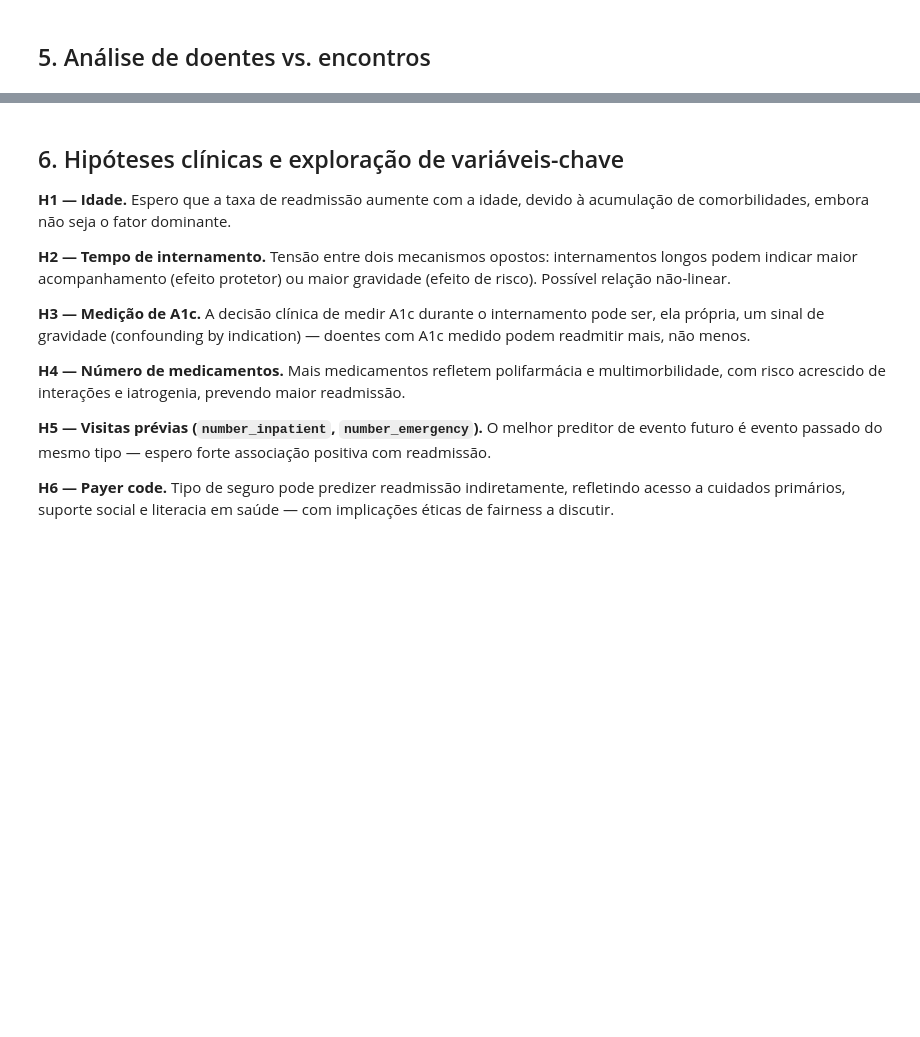
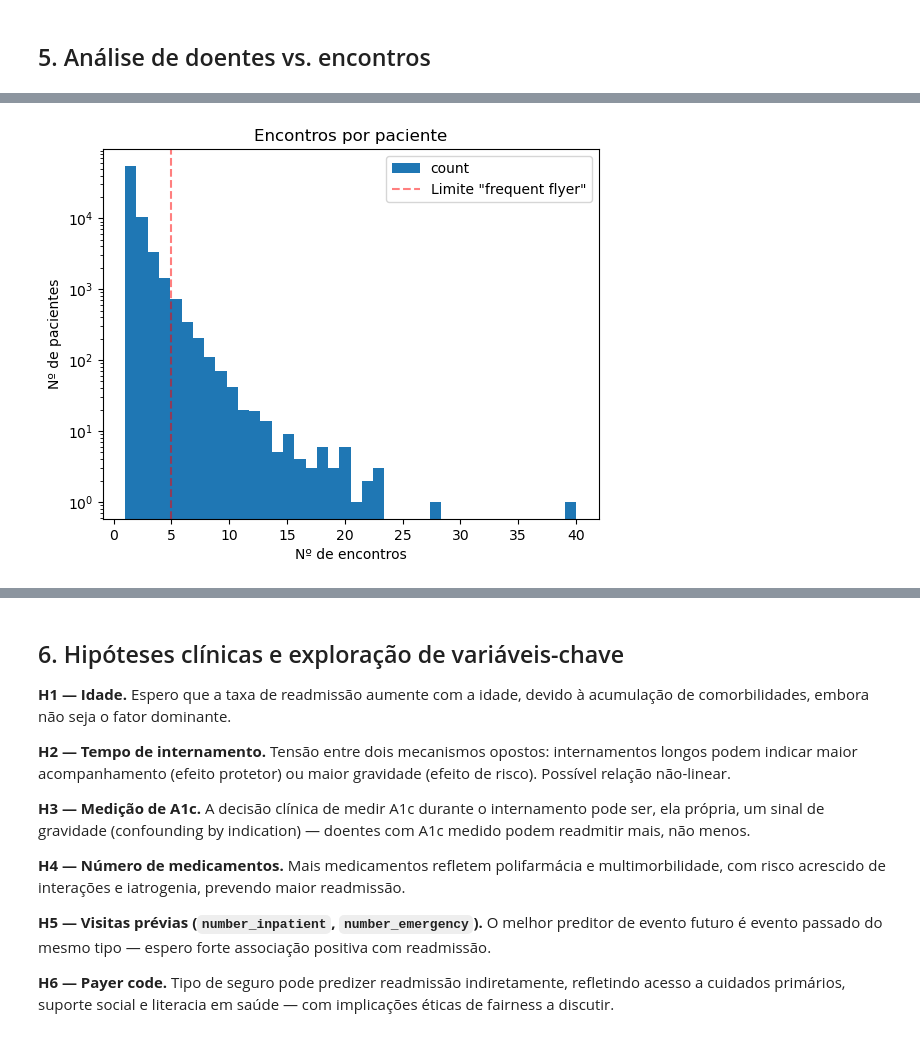
Before and after one commit to vvfpint0/diabetes-readmission-prediction, a Jupyter notebook: notebooks/01_EDA.ipynb, the cells around one changed output, grey strips where cells are left out. Saved outputs shown, nothing was run; the diff lists cells and outputs as text; code cells hidden in the pictures; blank space fills up the shorter version.

Commit message:
EDA section 5: patient/encounter analysis and GroupShuffleSplit justification

```diff
--- a/notebooks/01_EDA.ipynb
+++ b/notebooks/01_EDA.ipynb
@@ -263,0 +275,3 @@ A análise empírica testou se a ausência de registo nas variáveis administrat
+# %%
+patient_encounter = df["patient_nbr"].value_counts()
+patient_encounter.head()
@@ -263,0 +316,11 @@ A análise empírica testou se a ausência de registo nas variáveis administrat
+# %%
+patient_encounter.plot(kind="hist", bins=40)
+plt.yscale("log")
+plt.title("Encontros por paciente")
+plt.xlabel("Nº de encontros")
+plt.ylabel("Nº de pacientes")
+plt.axvline(x=5, color='red', linestyle='--', alpha=0.5, label='Limite "frequent flyer"')
+plt.legend()
+plt.show()
+# %% [output]
+[figure, added]
```
Also changed, not shown: parts of 5 cells of this notebook.
